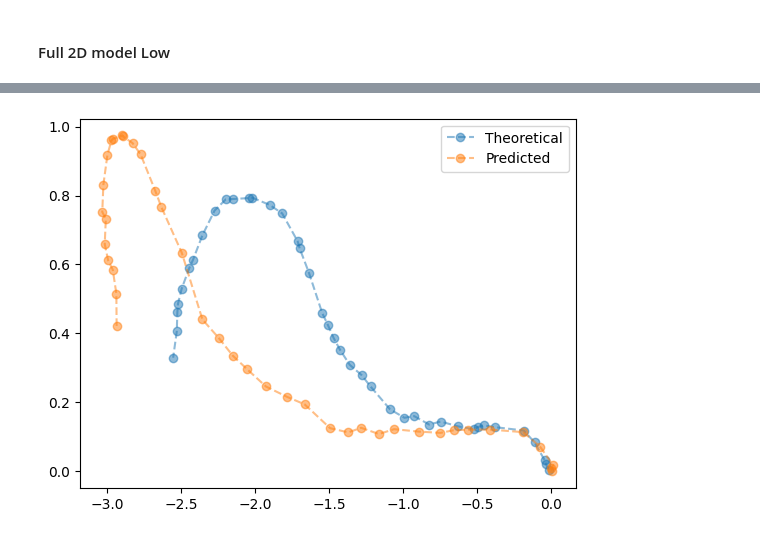
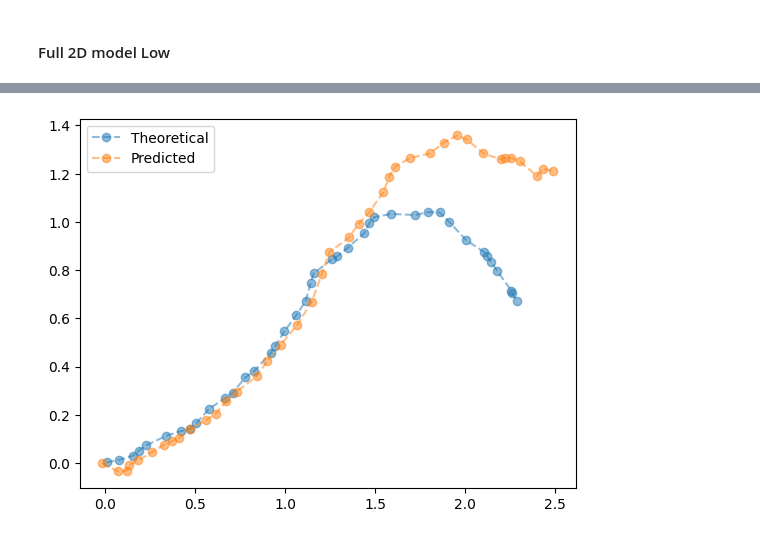
Before and after one commit to bioAI-Oslo/RNN-Adding-Problem-Representations, a Jupyter notebook: notebooks/summer.ipynb, the cells around one changed output, grey strips where cells are left out. Drawn from its saved outputs; the diff is of its cells as text; code cells hidden in the pictures.

```diff
--- a/notebooks/summer.ipynb
+++ b/notebooks/summer.ipynb
@@ -327,13 +355,13 @@ out_decoded = sincos_to_2D(out)
 labels = labels.detach().cpu()
 out_decoded = out_decoded.detach().cpu()
 # %%
-n = 17
+n = 24
 plt.plot(labels[n,:,0],labels[n,:,1],"--o", alpha=0.5, label="Theoretical")
 plt.plot(out_decoded[n,:,0],out_decoded[n,:,1],"--o", alpha=0.5, label="Predicted")
 plt.legend()
 plt.show()
 # %% [output]
-[figure, old version]
+[figure, new version]
 # %%
 # Calculate path error
 path = out_decoded.numpy()
```
Also changed, not shown: parts of 10 cells of this notebook.
